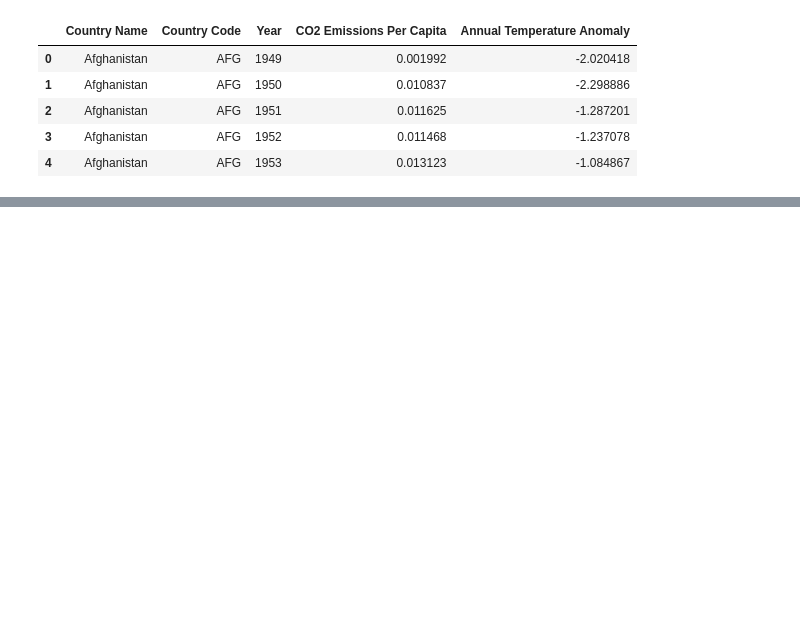
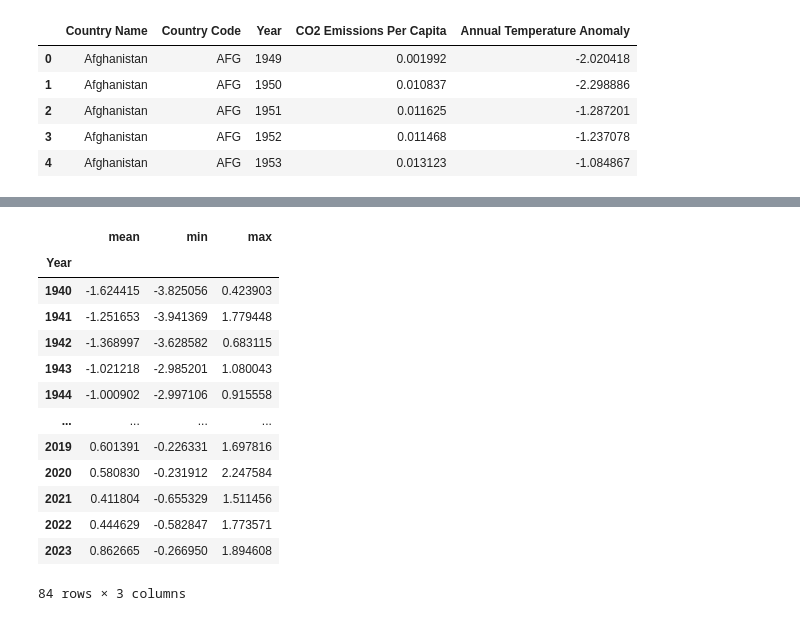
Before and after one commit to Stravis1994/CST184-Data-Analysis-and-Visualization, a Jupyter notebook: CST184_Weekly_Activities/Week_07/climate_analysis.ipynb, the cells around one changed output, grey strips where cells are left out. Cells and saved outputs as stored; diff of their text form; code cells hidden in the pictures; blank space fills up the shorter version.

```diff
--- a/CST184_Weekly_Activities/Week_07/climate_analysis.ipynb
+++ b/CST184_Weekly_Activities/Week_07/climate_analysis.ipynb
@@ -14,0 +62,18 @@ df.head()
+# %%
+yearly_stats = df.groupby('Year')["Annual Temperature Anomaly"].agg(['mean', 'min', 'max'])
+display(yearly_stats)
+# %% [output]
+|  | mean | min | max |
+| Year |  |  |  |
+| 1940 | -1.624415 | -3.825056 | 0.423903 |
+| 1941 | -1.251653 | -3.941369 | 1.779448 |
+| 1942 | -1.368997 | -3.628582 | 0.683115 |
+| 1943 | -1.021218 | -2.985201 | 1.080043 |
+| 1944 | -1.000902 | -2.997106 | 0.915558 |
+| ... | ... | ... | ... |
+| 2019 | 0.601391 | -0.226331 | 1.697816 |
+| 2020 | 0.580830 | -0.231912 | 2.247584 |
+| 2021 | 0.411804 | -0.655329 | 1.511456 |
+| 2022 | 0.444629 | -0.582847 | 1.773571 |
+| 2023 | 0.862665 | -0.266950 | 1.894608 |
+84 rows × 3 columns
```
Also changed, not shown: parts of 2 cells of this notebook, 2 other files.
